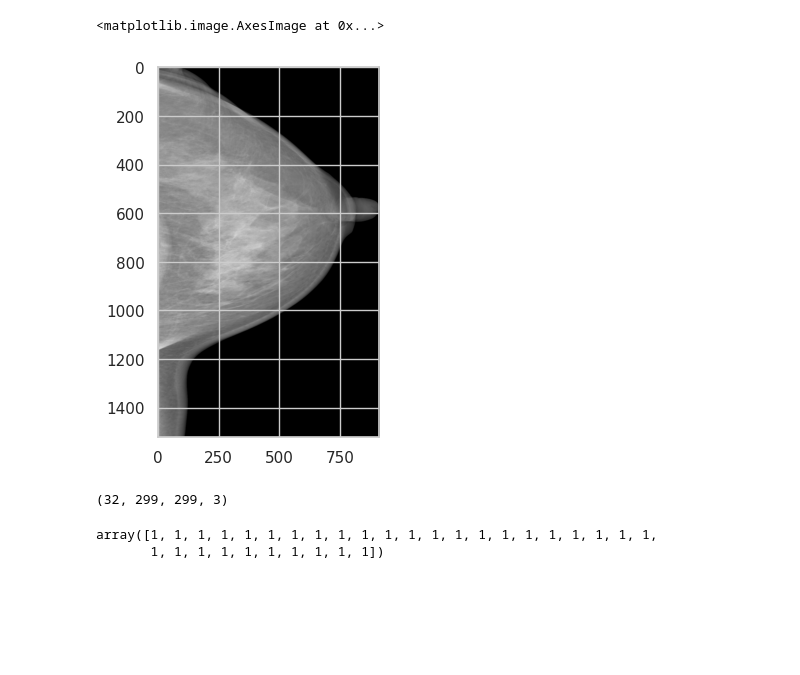
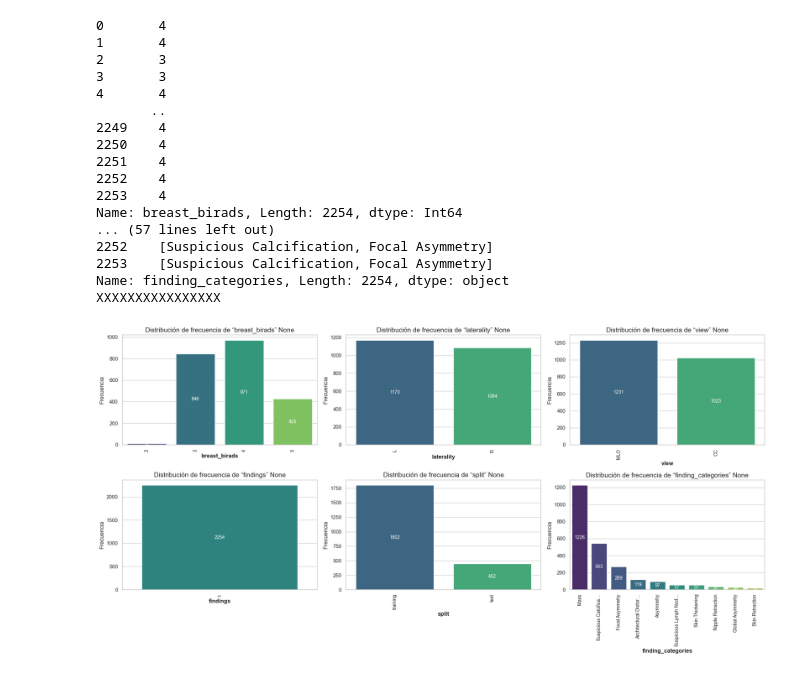
Before and after one commit to emiliodelgadouy/tesis, a Jupyter notebook: tmp.ipynb, the cells around one changed output. Drawn from its saved outputs; the diff is of its cells as text; code cells hidden in the pictures; blank space fills up the shorter version.

```diff
--- a/tmp.ipynb
+++ b/tmp.ipynb
@@ -66,6 +0,0 @@ plt.imshow(
-# %%
-plt.imshow(
-    dataset._get_image("utils/images_original/5c0ead6d5bbf73cddea7ec178065219d/cc2c0f311aae0517742824587c0581b4.png"))
-# %% [output]
-<matplotlib.image.AxesImage at 0x...>
-[figure, removed]
@@ -74,9 +0,0 @@ x0, y0 = generator[0]
-# %%
-x0.shape
-# %% [output]
-(32, 299, 299, 3)
-# %%
-y0
-# %% [output]
-array([1, 1, 1, 1, 1, 1, 1, 1, 1, 1, 1, 1, 1, 1, 1, 1, 1, 1, 1, 1, 1, 1,
-       1, 1, 1, 1, 1, 1, 1, 1, 1, 1])
@@ -82,0 +5,24 @@ array([1, 1, 1, 1, 1, 1, 1, 1, 1, 1, 1, 1, 1, 1, 1, 1, 1, 1, 1, 1, 1, 1,
+# %%
+from utils.Dataset import Dataset
+dataset = Dataset()
+dataset= dataset[dataset['findings']==1]
+dataset.stats()
+# %% [output]
+0       4
+1       4
+2       3
+3       3
+4       4
+       ..
+2249    4
+2250    4
+2251    4
+2252    4
+2253    4
+Name: breast_birads, Length: 2254, dtype: Int64
+... (57 lines left out)
+2252    [Suspicious Calcification, Focal Asymmetry]
+2253    [Suspicious Calcification, Focal Asymmetry]
+Name: finding_categories, Length: 2254, dtype: object
+XXXXXXXXXXXXXXXX
+[figure, added]
```
Also changed, not shown: parts of 12 cells of this notebook, 4 other files.
